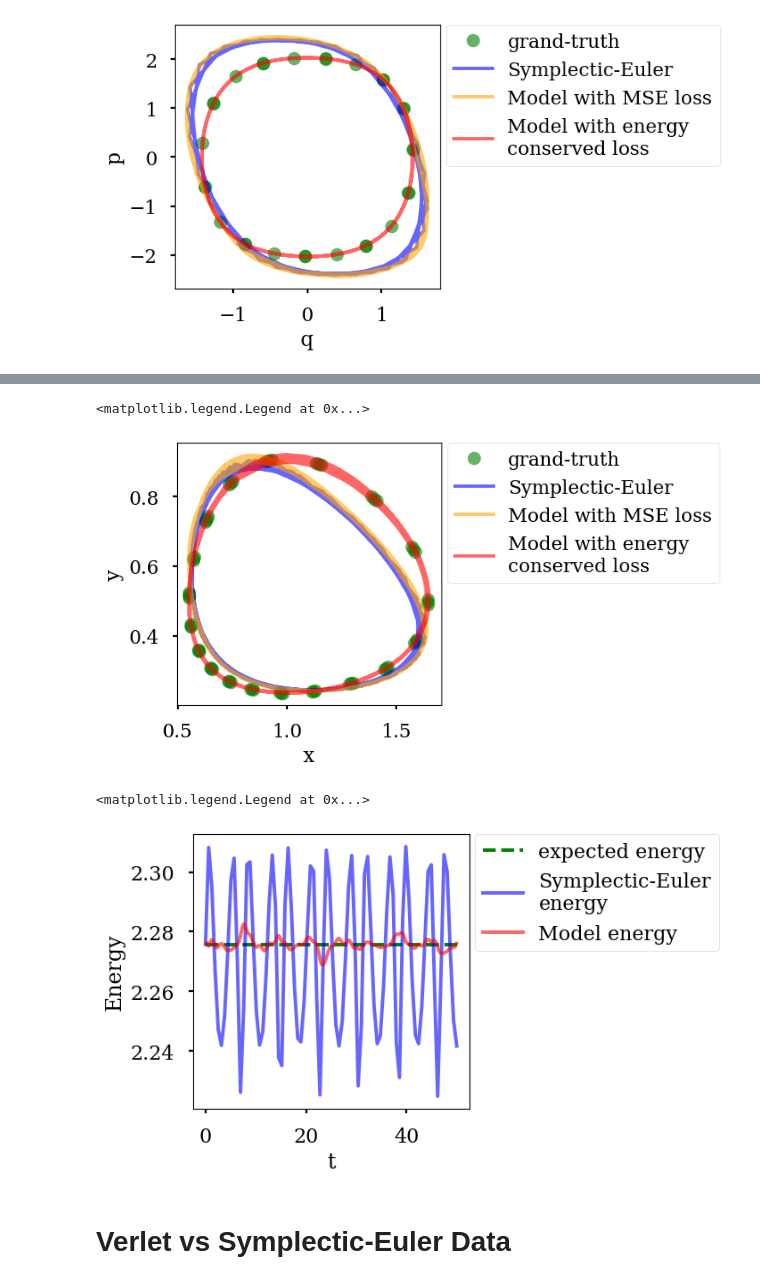
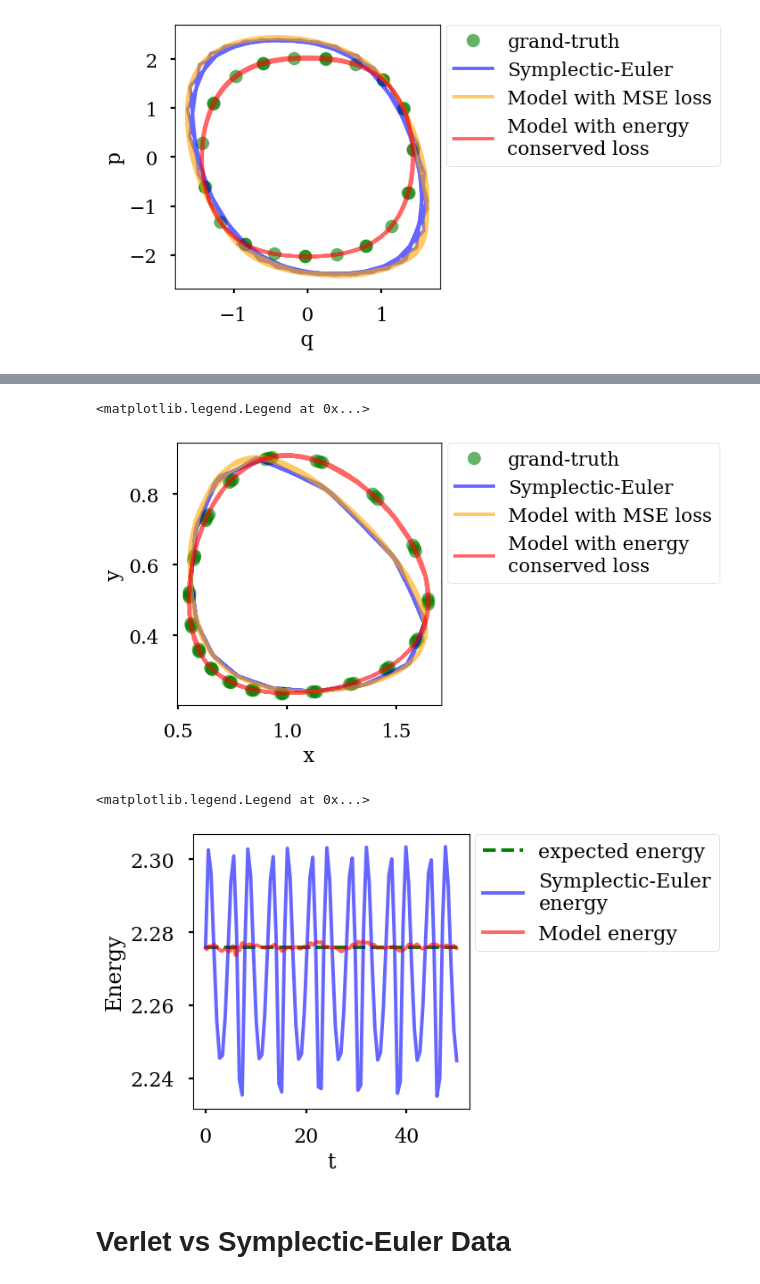
Before and after one commit to tayfununal/solving_hamiltonian_with_deeplearning, a Jupyter notebook: stage.ipynb, the cells around one changed output, grey strips where cells are left out. Saved outputs shown, nothing was run; the diff lists cells and outputs as text; code cells hidden in the pictures.

```diff
--- a/stage.ipynb
+++ b/stage.ipynb
@@ -304,8 +304,8 @@ def s_lv_T(p):
 def s_lv_V(q):
   return (4/3) * tf.math.exp(q) - (2/3) * q
 
-s_lv_model = Hamiltonian(solver=symplectic_euler(s_lv_T, s_lv_V, initial_point=[-0.105, -0.105], t_interval=[0, 50], h=80), input_dim=1, output_dim=2,
-            hidden_layer=20, each_neuron=64, activation_func=tf.math.sin, epoch=4000 ,batch_size=5000, learning_rate=0.0001, h_for_t_created=5000)
+s_lv_model = Hamiltonian(solver=symplectic_euler(s_lv_T, s_lv_V, initial_point=[-0.105, -0.105], t_interval=[0, 50], h=90), input_dim=1, output_dim=2,
+            hidden_layer=20, each_neuron=64, activation_func=tf.math.sin, epoch=4000 ,batch_size=2000, learning_rate=0.0001, h_for_t_created=10000)
 # %%
 plt.figure(figsize = (4, 4))
 plt.xlabel('x', fontsize=17)
@@ -327,23 +327,23 @@ plt.plot(np.exp(s_lv_prediction_energy[:,1]), np.exp(s_lv_prediction_energy[:,0]
 plt.legend(loc='upper right', bbox_to_anchor=(2.09, 1.036))
 # %% [output]
 <matplotlib.legend.Legend at 0x...>
-[figure, old version]
+[figure, new version]
 # %%
 plt.figure(figsize = (4, 4))
 plt.xlabel('t', fontsize=17)
 plt.ylabel('Energy', fontsize=17)
 
-s_lv_energy = [s_lv_model.H(s_lv_T, s_lv_V, -0.105, -0.105) for i in np.linspace(0., 50., 80)]
+s_lv_energy = [s_lv_model.H(s_lv_T, s_lv_V, -0.105, -0.105) for i in np.linspace(0., 50., 90)]
 s_lv_symplectic_euler = s_lv_model.H(s_lv_T, s_lv_V, s_lv_model.z[:,0], s_lv_model.z[:,1])
 s_lv_energy_new = s_lv_model.H(s_lv_T, s_lv_V, s_lv_prediction_energy[:,0], s_lv_prediction_energy[:,1])
 
-plt.plot(np.linspace(0., 50.0, 80), s_lv_energy, '--', c='green', alpha=1, label='expected energy')
+plt.plot(np.linspace(0., 50.0, 90), s_lv_energy, '--', c='green', alpha=1, label='expected energy')
 plt.plot(s_lv_model.t, s_lv_symplectic_euler, c='blue', alpha=0.6, label='Symplectic-Euler\nenergy')
 plt.plot(s_lv_test_t, s_lv_energy_new,c='red', alpha=0.6, label='Model energy')
 plt.legend(loc='upper right', bbox_to_anchor=(1.94, 1.036))
 # %% [output]
 <matplotlib.legend.Legend at 0x...>
-[figure, old version]
+[figure, new version]
 # %% [markdown]
 # Verlet vs Symplectic-Euler Data
 # %%
```
Also changed, not shown: parts of 16 cells of this notebook.
